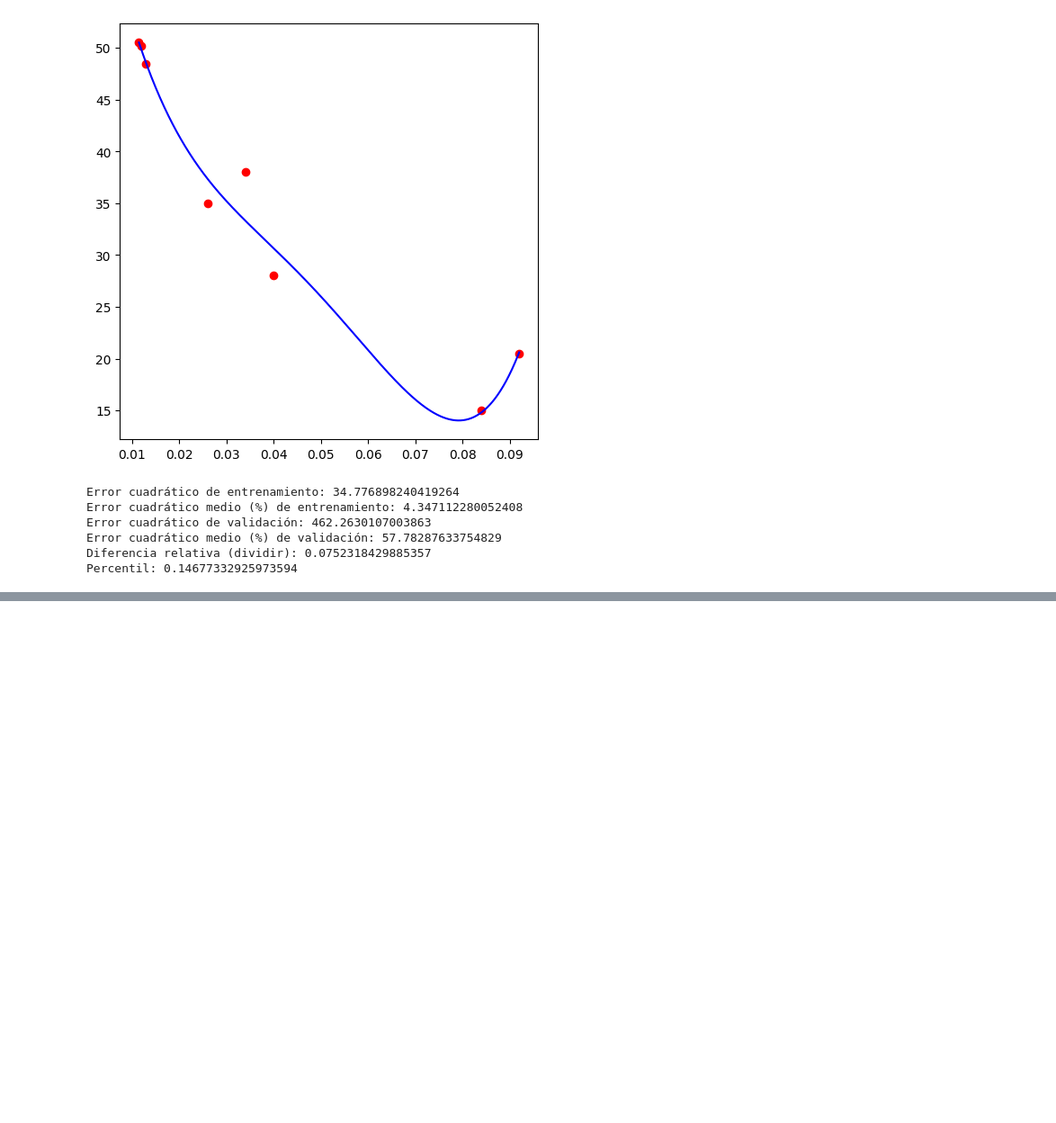
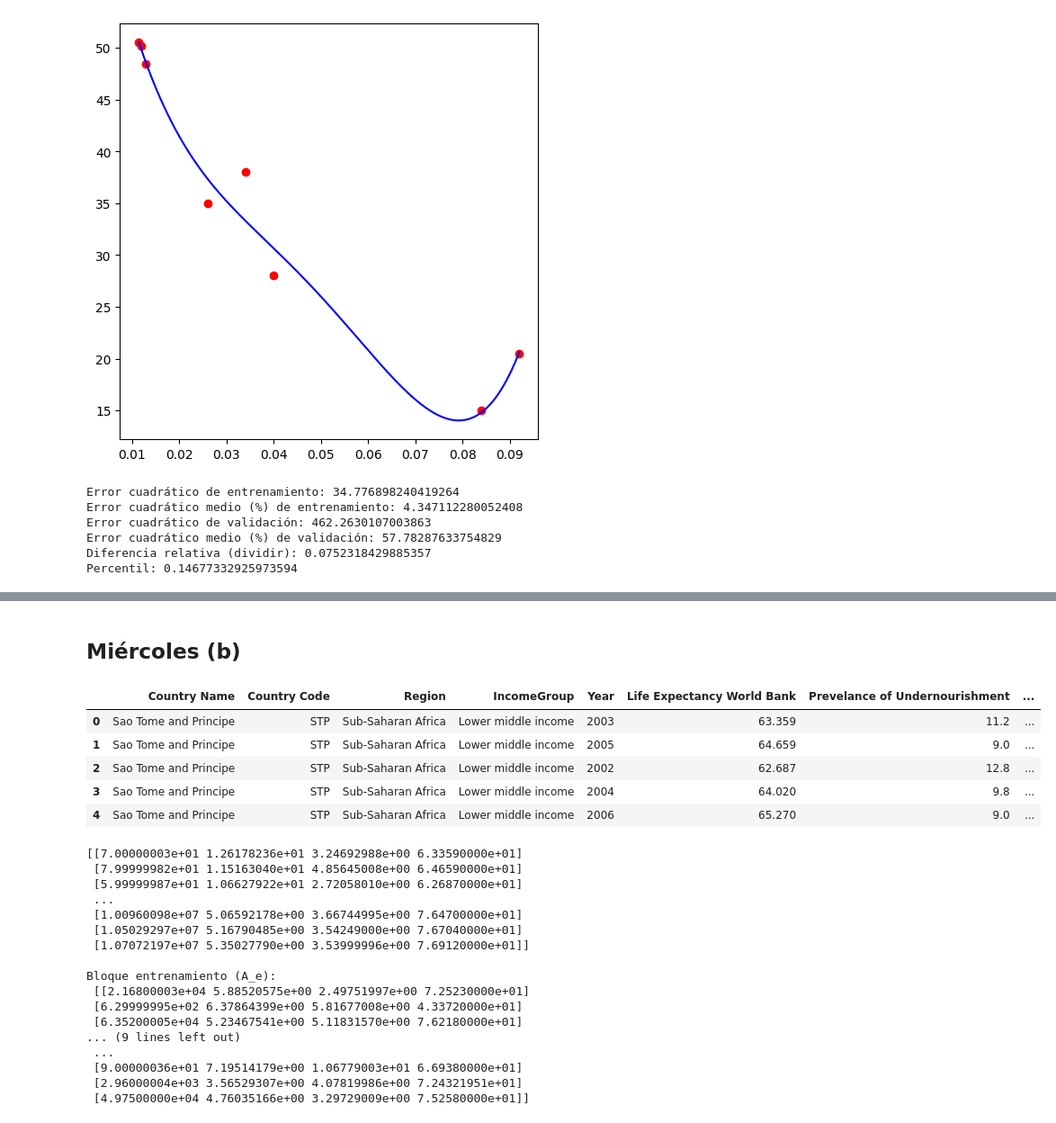
Before and after one commit to jimenezgimenojesus/SAMSUNG_AI_Diploma, a Jupyter notebook: Lessons/Chp2_Unit6.ipynb, the cells around one changed output, grey strips where cells are left out. Shown at 90% size. Drawn from its saved outputs; the diff is of its cells as text; code cells hidden in the pictures; blank space fills up the shorter version.

```diff
--- a/Lessons/Chp2_Unit6.ipynb
+++ b/Lessons/Chp2_Unit6.ipynb
@@ -406,0 +520,73 @@ Percentil: 12.83714156503121
+# %% [markdown]
+## Miércoles (b)
+# %%
+# A^-1 no es la inversa, utilizar inv()
+# Ruta de csv: ../CSV/
+
+# ¿QUÉ VARIABLE ES MÁS IMPORTANTE?
+# ¿LA EDUCACIÓN ES PRESCINDIBLE?
+
+import numpy as np
+import pandas as pd
+import matplotlib.pyplot as plt
+import scipy
+
+df = pd.read_csv('../CSV/life_expectancy_limpio.csv', sep=';', decimal=',')
+display(df.head())
+
+le = np.array(df['Life Expectancy World Bank'].values)    # Normalizar
+co = np.array(df['CO2'].values)                           # Normalizar
+he = np.array(df['Health Expenditure %'].values)          # Normalizar
+ee = np.array(df['Education Expenditure %'].values)       # Normalizar
+
+le_norm = (le - le.mean()) / le.std()                     # Normalizados
+co_norm = (co - co.mean()) / co.std()                     # Normalizados
+
+AA = np.stack((co, he, ee, le), axis=1)                   # Creación de matrices
+print(AA)
+
+# Barajar los índices de las filas
+np.random.seed(40)
+indices = np.random.permutation(AA.shape[0])
+# Mitad del tamaño
+mitad = AA.shape[0] // 2
+# Primera mitad (bloque 1) y segunda mitad (bloque 2)
+AA_e = AA[indices[:mitad]]
+AA_t = AA[indices[mitad:]]
+
+print("\nBloque entrenamiento (A_e):\n", AA_e)
+print("\nBloque test (A_t):\n", AA_t)
+
+co_e = AA_e[:, 0]
+co_t = AA_t[:, 0]
+he_e = AA_e[:, 1]
+he_t = AA_t[:, 1]
+ee_e = AA_e[:, 2]
+ee_t = AA_t[:, 2]
+le_e = AA_e[:, 3]
+le_t = AA_t[:, 3]
+ones = np.ones_like(le_e)
+# %% [output]
+|  | Country Name | Country Code | Region | IncomeGroup | Year | Life Expectancy World Bank | Prevelance of Undernourishment | ... |
+| 0 | Sao Tome and Principe | STP | Sub-Saharan Africa | Lower middle income | 2003 | 63.359 | 11.2 | ... |
+| 1 | Sao Tome and Principe | STP | Sub-Saharan Africa | Lower middle income | 2005 | 64.659 | 9.0 | ... |
+| 2 | Sao Tome and Principe | STP | Sub-Saharan Africa | Lower middle income | 2002 | 62.687 | 12.8 | ... |
+| 3 | Sao Tome and Principe | STP | Sub-Saharan Africa | Lower middle income | 2004 | 64.020 | 9.8 | ... |
+| 4 | Sao Tome and Principe | STP | Sub-Saharan Africa | Lower middle income | 2006 | 65.270 | 9.0 | ... |
+[[7.00000003e+01 1.26178236e+01 3.24692988e+00 6.33590000e+01]
+ [7.99999982e+01 1.15163040e+01 4.85645008e+00 6.46590000e+01]
+ [5.99999987e+01 1.06627922e+01 2.72058010e+00 6.26870000e+01]
+ ...
+ [1.00960098e+07 5.06592178e+00 3.66744995e+00 7.64700000e+01]
+ [1.05029297e+07 5.16790485e+00 3.54249000e+00 7.67040000e+01]
+ [1.07072197e+07 5.35027790e+00 3.53999996e+00 7.69120000e+01]]
+
+Bloque entrenamiento (A_e):
+ [[2.16800003e+04 5.88520575e+00 2.49751997e+00 7.25230000e+01]
+ [6.29999995e+02 6.37864399e+00 5.81677008e+00 4.33720000e+01]
+ [6.35200005e+04 5.23467541e+00 5.11831570e+00 7.62180000e+01]
+... (9 lines left out)
+ ...
+ [9.00000036e+01 7.19514179e+00 1.06779003e+01 6.69380000e+01]
+ [2.96000004e+03 3.56529307e+00 4.07819986e+00 7.24321951e+01]
+ [4.97500000e+04 4.76035166e+00 3.29729009e+00 7.52580000e+01]]
```
Also changed, not shown: parts of 11 cells of this notebook, 2 other files.
